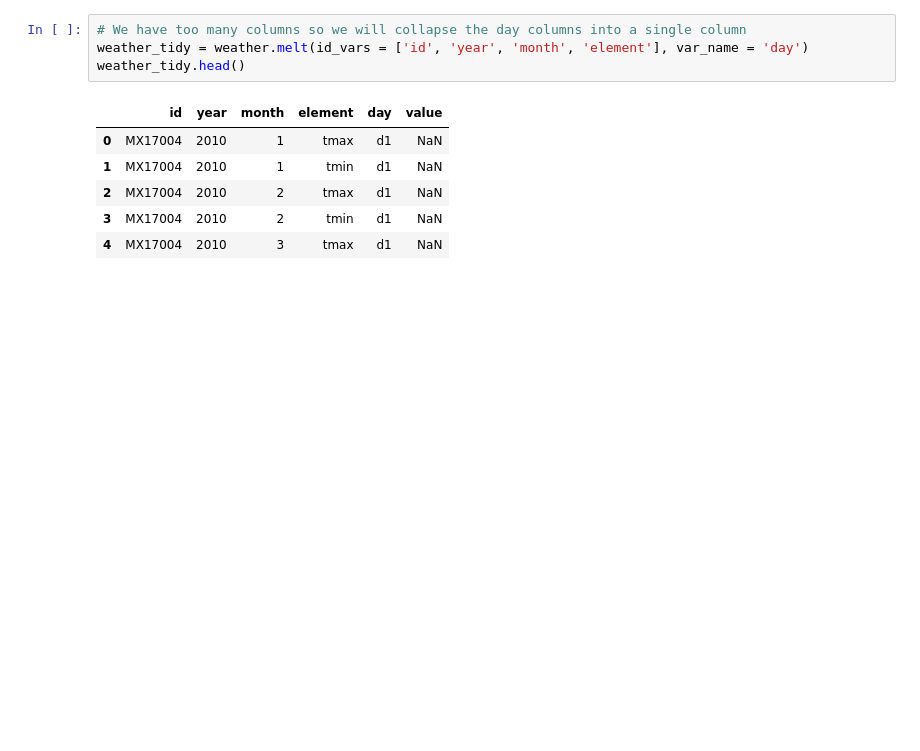
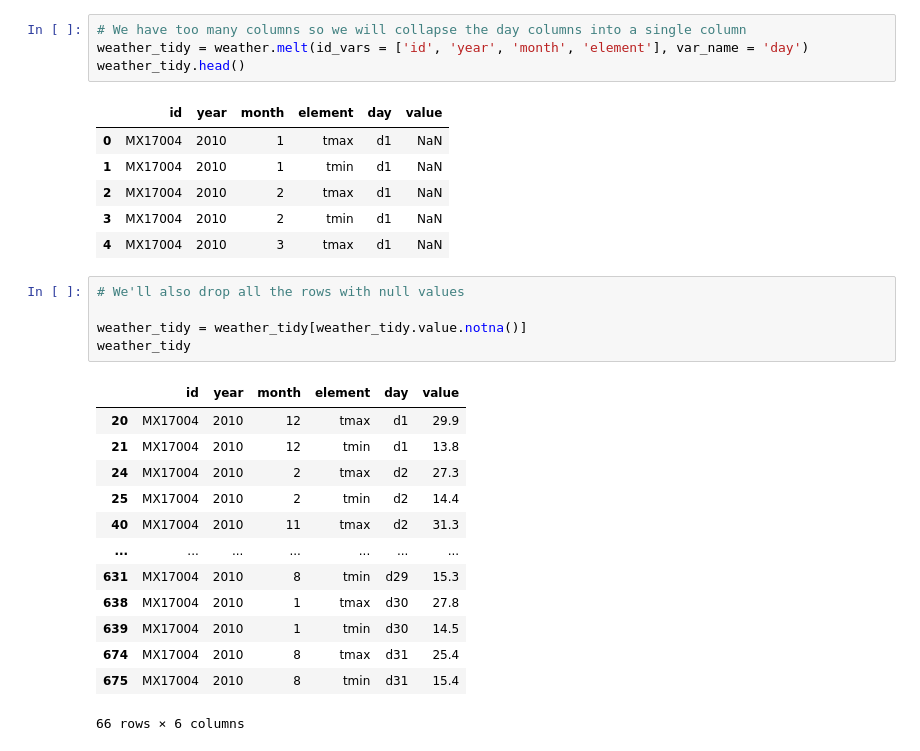
Before and after one commit to alegarcia-dev/classification-exercises, a Jupyter notebook: tidy_data.ipynb, the cells around one changed output. Saved outputs shown, nothing was run; the diff lists cells and outputs as text; blank space fills up the shorter version.

```diff
--- a/tidy_data.ipynb
+++ b/tidy_data.ipynb
@@ -248,3 +248,22 @@ weather_tidy.head()
 | 2 | MX17004 | 2010 | 2 | tmax | d1 | NaN |
 | 3 | MX17004 | 2010 | 2 | tmin | d1 | NaN |
 | 4 | MX17004 | 2010 | 3 | tmax | d1 | NaN |
+# %%
+# We'll also drop all the rows with null values
+
+weather_tidy = weather_tidy[weather_tidy.value.notna()]
+weather_tidy
+# %% [output]
+|  | id | year | month | element | day | value |
+| 20 | MX17004 | 2010 | 12 | tmax | d1 | 29.9 |
+| 21 | MX17004 | 2010 | 12 | tmin | d1 | 13.8 |
+| 24 | MX17004 | 2010 | 2 | tmax | d2 | 27.3 |
+| 25 | MX17004 | 2010 | 2 | tmin | d2 | 14.4 |
+| 40 | MX17004 | 2010 | 11 | tmax | d2 | 31.3 |
+| ... | ... | ... | ... | ... | ... | ... |
+| 631 | MX17004 | 2010 | 8 | tmin | d29 | 15.3 |
+| 638 | MX17004 | 2010 | 1 | tmax | d30 | 27.8 |
+| 639 | MX17004 | 2010 | 1 | tmin | d30 | 14.5 |
+| 674 | MX17004 | 2010 | 8 | tmax | d31 | 25.4 |
+| 675 | MX17004 | 2010 | 8 | tmin | d31 | 15.4 |
+66 rows × 6 columns
```
Also changed, not shown: parts of 2 cells of this notebook.
